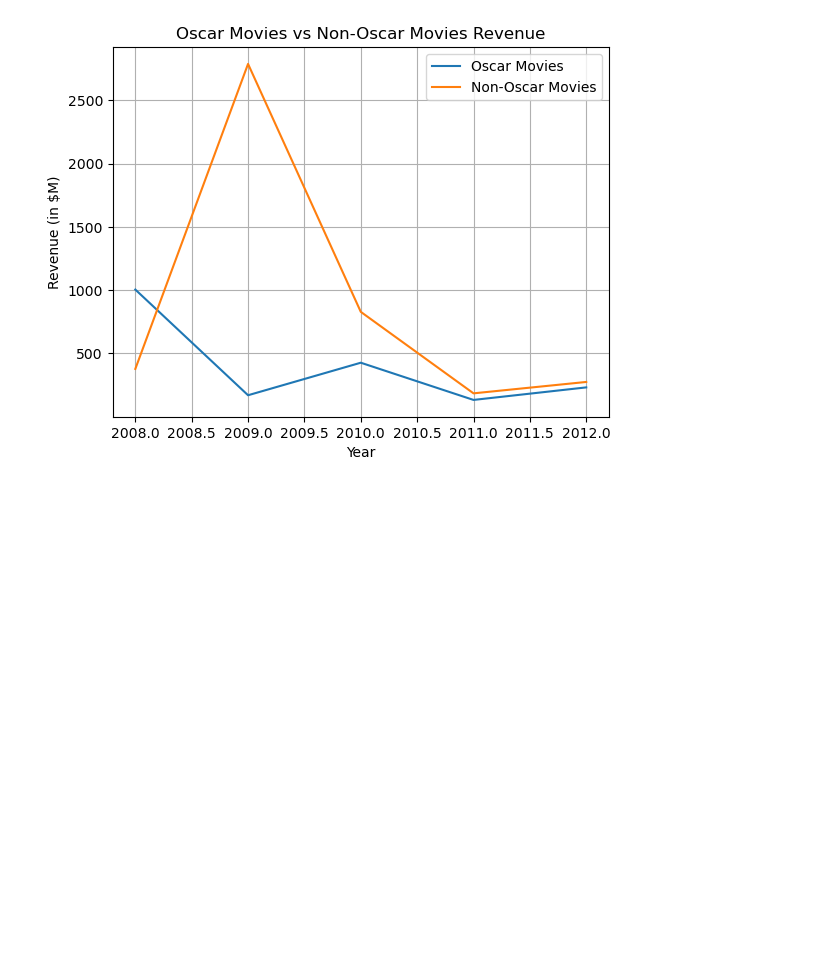
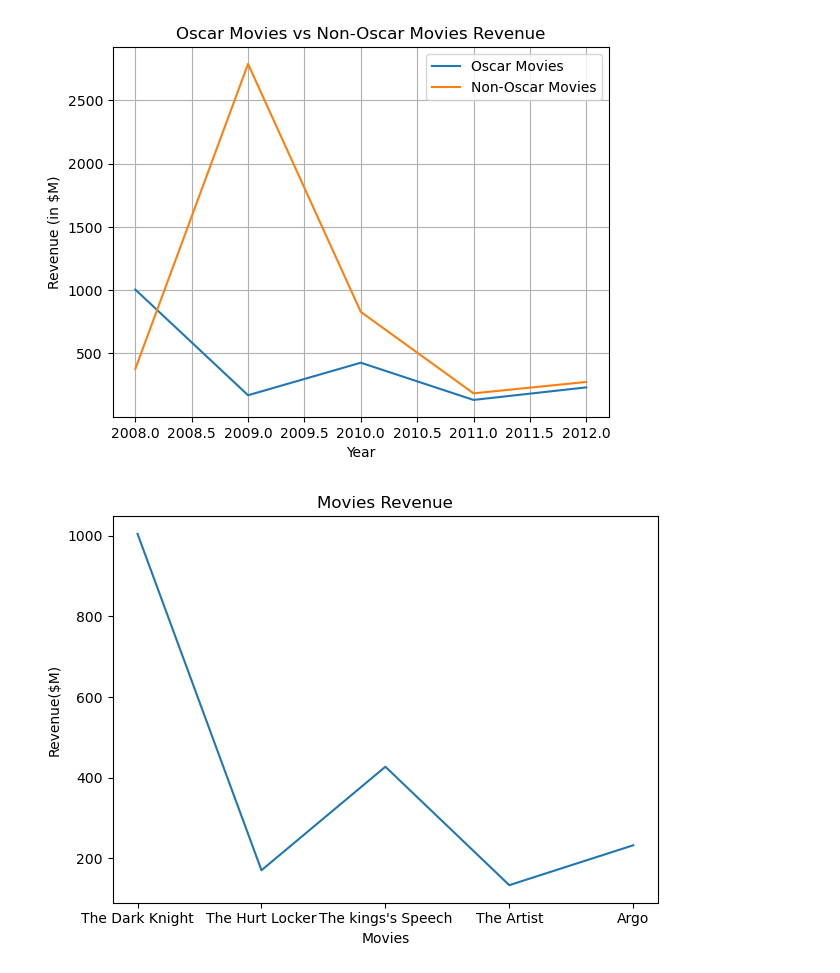
Before and after one commit to OMPRAKASH261/Prime-AI_ML_DS, a Jupyter notebook: DataVisualization/matplotlib_tutorial.ipynb, the cells around one changed output. Drawn from its saved outputs; the diff is of its cells as text; code cells hidden in the pictures; blank space fills up the shorter version.

```diff
--- a/DataVisualization/matplotlib_tutorial.ipynb
+++ b/DataVisualization/matplotlib_tutorial.ipynb
@@ -129,3 +129,25 @@ with plt.xkcd():
 
     plt.legend()
     plt.show()
+# %%
+# movies - revenue
+movies = [
+    "The Dark Knight",
+    "The Hurt Locker",
+    "The kings's Speech",
+    "The Artist",
+    "Argo"
+]
+years = [2008, 2009, 2010, 2011, 2012]
+revenue = [1005, 170, 427, 133, 232]  #in $M
+
+plt.plot(movies, revenue)
+plt.title("Movies Revenue")
+plt.xlabel("Movies")
+plt.ylabel("Revenue($M)")
+
+plt.tight_layout()
+
+plt.savefig("final_plot.png")
+# %% [output]
+[figure, added]
```
Also changed, not shown: 1 other file.
